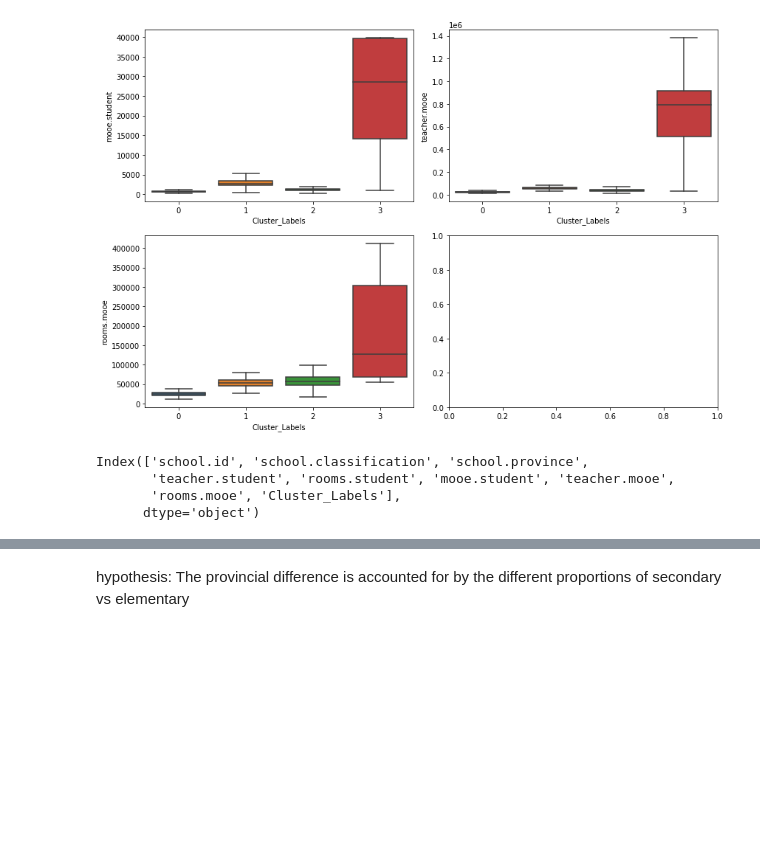
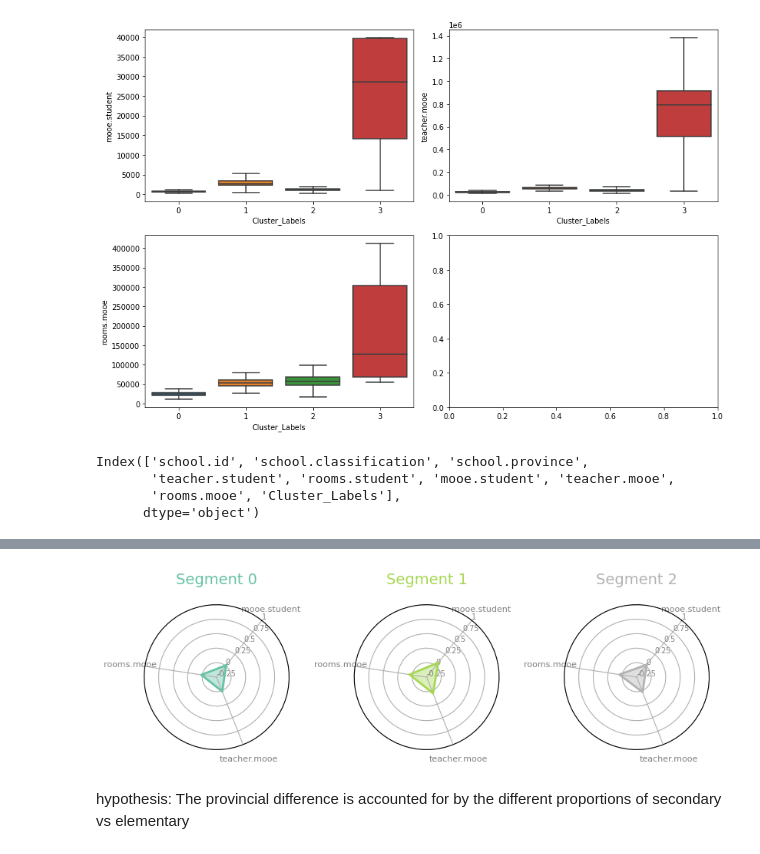
Before and after one commit to biogear13/Sprint1NoBreak, a Jupyter notebook: nobreaks new.ipynb, the cells around one changed output, grey strips where cells are left out. Cells and saved outputs as stored; diff of their text form; code cells hidden in the pictures; blank space fills up the shorter version.

```diff
--- a/nobreaks new.ipynb
+++ b/nobreaks new.ipynb
@@ -1095,0 +1251,15 @@ cluster3[cluster3["Cluster_Labels"] == 3][['school.id', 'school.name', 'school.c
+# %%
+def MinMaxScale(df):
+    scaler = MinMaxScaler()
+    df_minmax = scaler.fit_transform(df)
+
+    df_minmax = pd.DataFrame(df_minmax, index=df.index, columns=df.columns)
+
+    df_minmax['Cluster_Labels'] = df["Cluster_Labels"]
+
+    df_clusters = df_minmax.set_index("Cluster_Labels")
+    df_clusters = df_clusters.groupby("Cluster_Labels").mean().reset_index()
+    return df_clusters
+# %%
+final_df2_scaled = MinMaxScale(final_df2)
+final_df2_scaled.describe()
@@ -1096,3 +1276,17 @@ cluster3[cluster3["Cluster_Labels"] == 3][['school.id', 'school.name', 'school.c
+# %%
+my_dpi=100
+plt.figure(figsize=(1000/my_dpi, 1000/my_dpi), dpi=my_dpi)
+plt.subplots_adjust(hspace=0.5)
+
+# Create a color palette:
+my_palette = plt.cm.get_cmap("Set2", len(final_df2_scaled.index))
+
+for row in range(0, len(final_df2_scaled.index)):
+    make_spider(row=row,
+                title='Segment '+(final_df2_scaled['Cluster_Labels'][row]).astype(str),
+                color=my_palette(row))
+# %% [output]
+[figure, added]
 # %%
 import geopandas as gpd
 # %%
```
Also changed, not shown: parts of 22 cells of this notebook.
